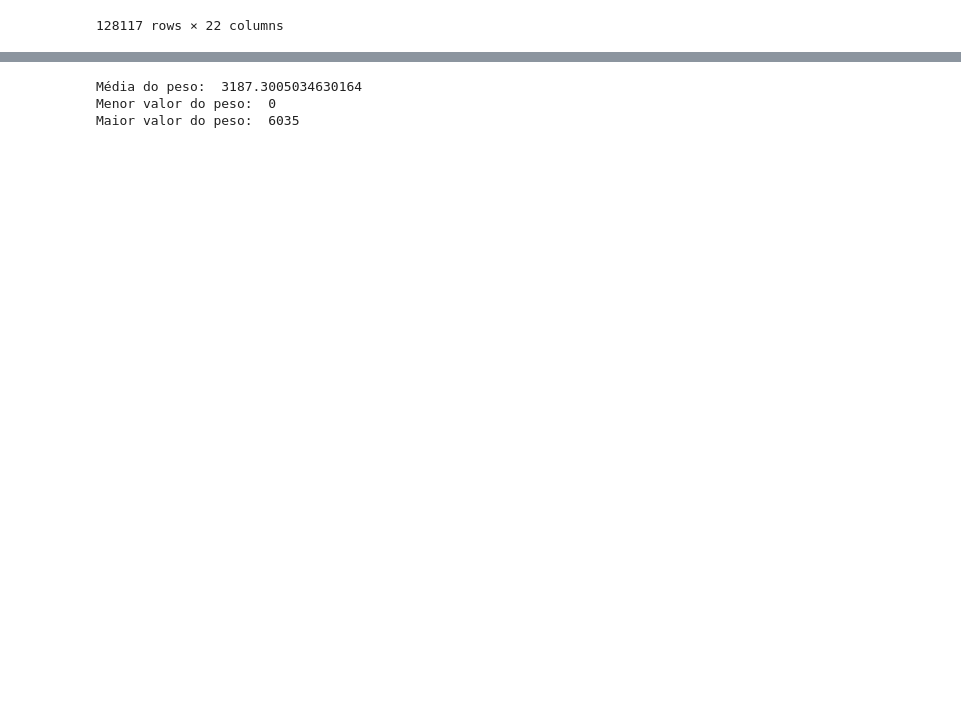
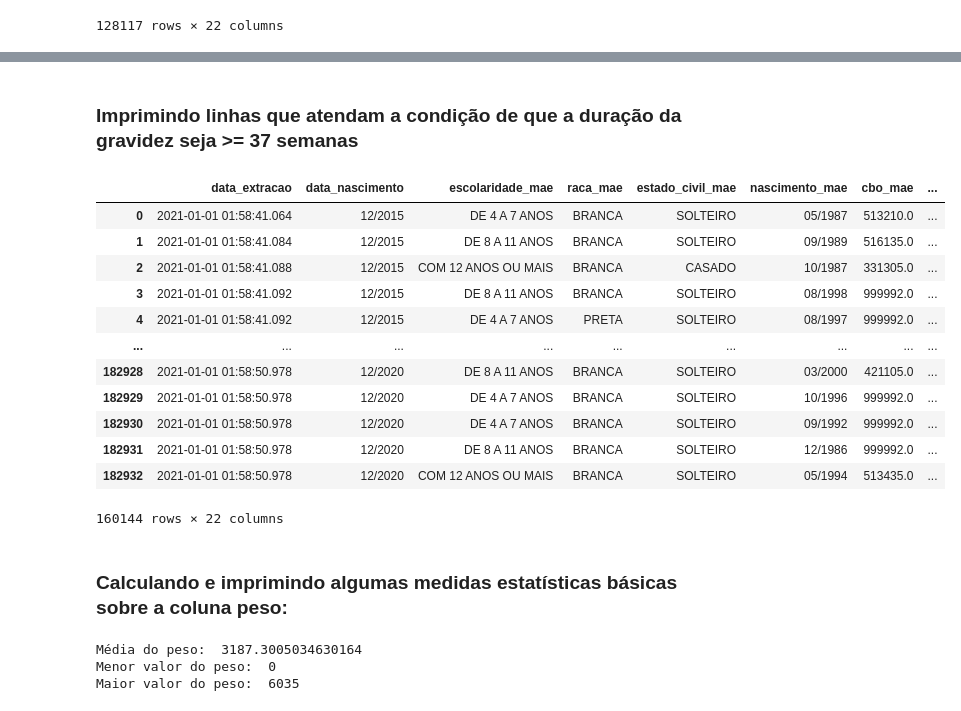
Before and after one commit to Matheuspompeo/Conjuntos-de-dados-do-Sistema-de-Informa-es-de-Nascidos-Vivos-SINASC-, a Jupyter notebook: sinasc_nascimentos.ipynb, the cells around one changed output, grey strips where cells are left out. Saved outputs shown, nothing was run; the diff lists cells and outputs as text; code cells hidden in the pictures; blank space fills up the shorter version.

Commit message:
Ajustes das colunas alvo e legendas

```diff
--- a/sinasc_nascimentos.ipynb
+++ b/sinasc_nascimentos.ipynb
@@ -95 +145,21 @@ df[df['peso']>2975]
+# %% [markdown]
+### Imprimindo linhas que atendam a condição de que a duração da gravidez seja >= 37 semanas
+# %%
+df[df['duracao_gestacao']>='DE 37 A 41 SEM']
+# %% [output]
+|  | data_extracao | data_nascimento | escolaridade_mae | raca_mae | estado_civil_mae | nascimento_mae | cbo_mae | ... |
+| 0 | 2021-01-01 01:58:41.064 | 12/2015 | DE 4 A 7 ANOS | BRANCA | SOLTEIRO | 05/1987 | 513210.0 | ... |
+| 1 | 2021-01-01 01:58:41.084 | 12/2015 | DE 8 A 11 ANOS | BRANCA | SOLTEIRO | 09/1989 | 516135.0 | ... |
+| 2 | 2021-01-01 01:58:41.088 | 12/2015 | COM 12 ANOS OU MAIS | BRANCA | CASADO | 10/1987 | 331305.0 | ... |
+| 3 | 2021-01-01 01:58:41.092 | 12/2015 | DE 8 A 11 ANOS | BRANCA | SOLTEIRO | 08/1998 | 999992.0 | ... |
+| 4 | 2021-01-01 01:58:41.092 | 12/2015 | DE 4 A 7 ANOS | PRETA | SOLTEIRO | 08/1997 | 999992.0 | ... |
+| ... | ... | ... | ... | ... | ... | ... | ... | ... |
+| 182928 | 2021-01-01 01:58:50.978 | 12/2020 | DE 8 A 11 ANOS | BRANCA | SOLTEIRO | 03/2000 | 421105.0 | ... |
+| 182929 | 2021-01-01 01:58:50.978 | 12/2020 | DE 4 A 7 ANOS | BRANCA | SOLTEIRO | 10/1996 | 999992.0 | ... |
+| 182930 | 2021-01-01 01:58:50.978 | 12/2020 | DE 4 A 7 ANOS | BRANCA | SOLTEIRO | 09/1992 | 999992.0 | ... |
+| 182931 | 2021-01-01 01:58:50.978 | 12/2020 | DE 8 A 11 ANOS | BRANCA | SOLTEIRO | 12/1986 | 999992.0 | ... |
+| 182932 | 2021-01-01 01:58:50.978 | 12/2020 | COM 12 ANOS OU MAIS | BRANCA | SOLTEIRO | 05/1994 | 513435.0 | ... |
+160144 rows × 22 columns
+# %% [markdown]
+### Calculando e imprimindo algumas medidas estatísticas básicas sobre a coluna peso:
 # %%
```
Also changed, not shown: parts of 20 cells of this notebook, 1 other file.
